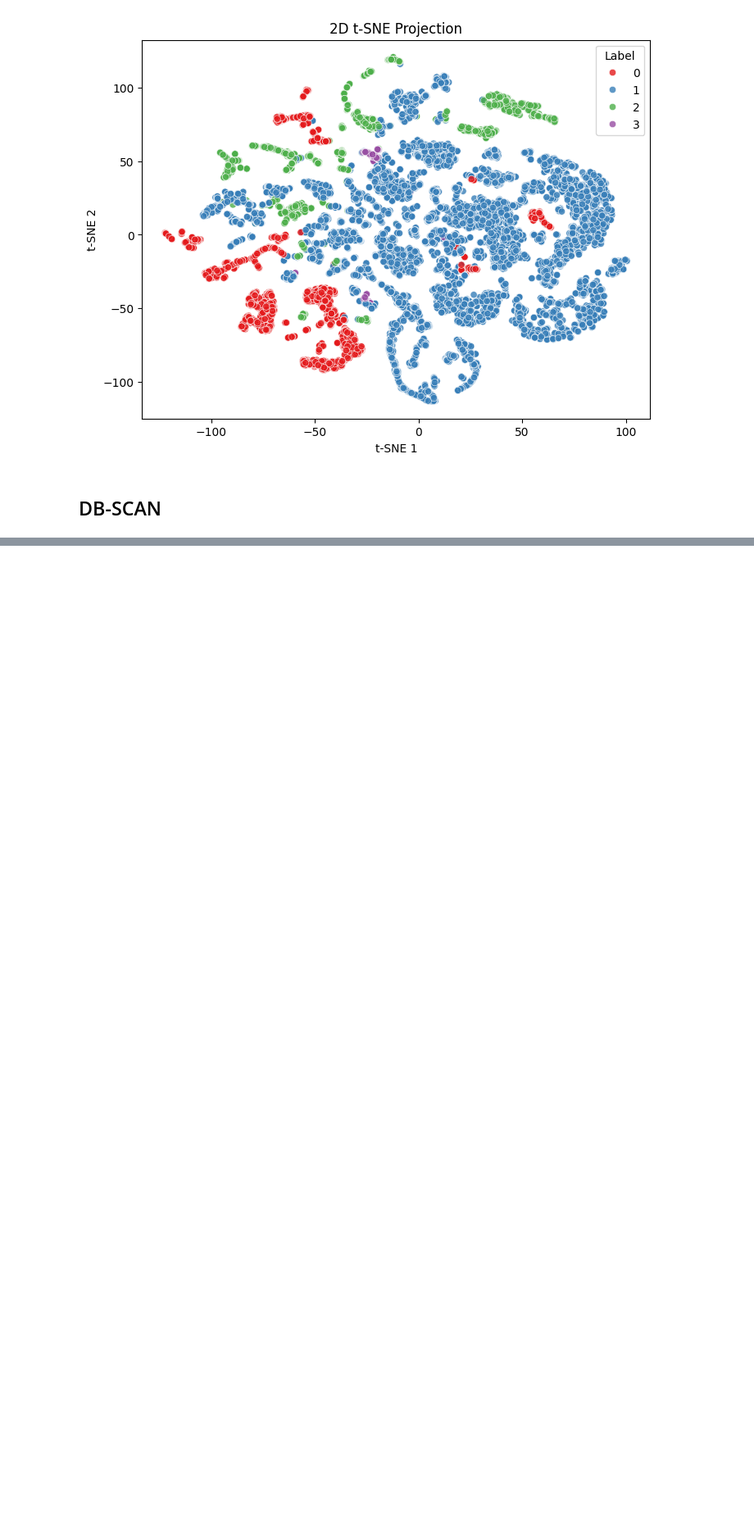
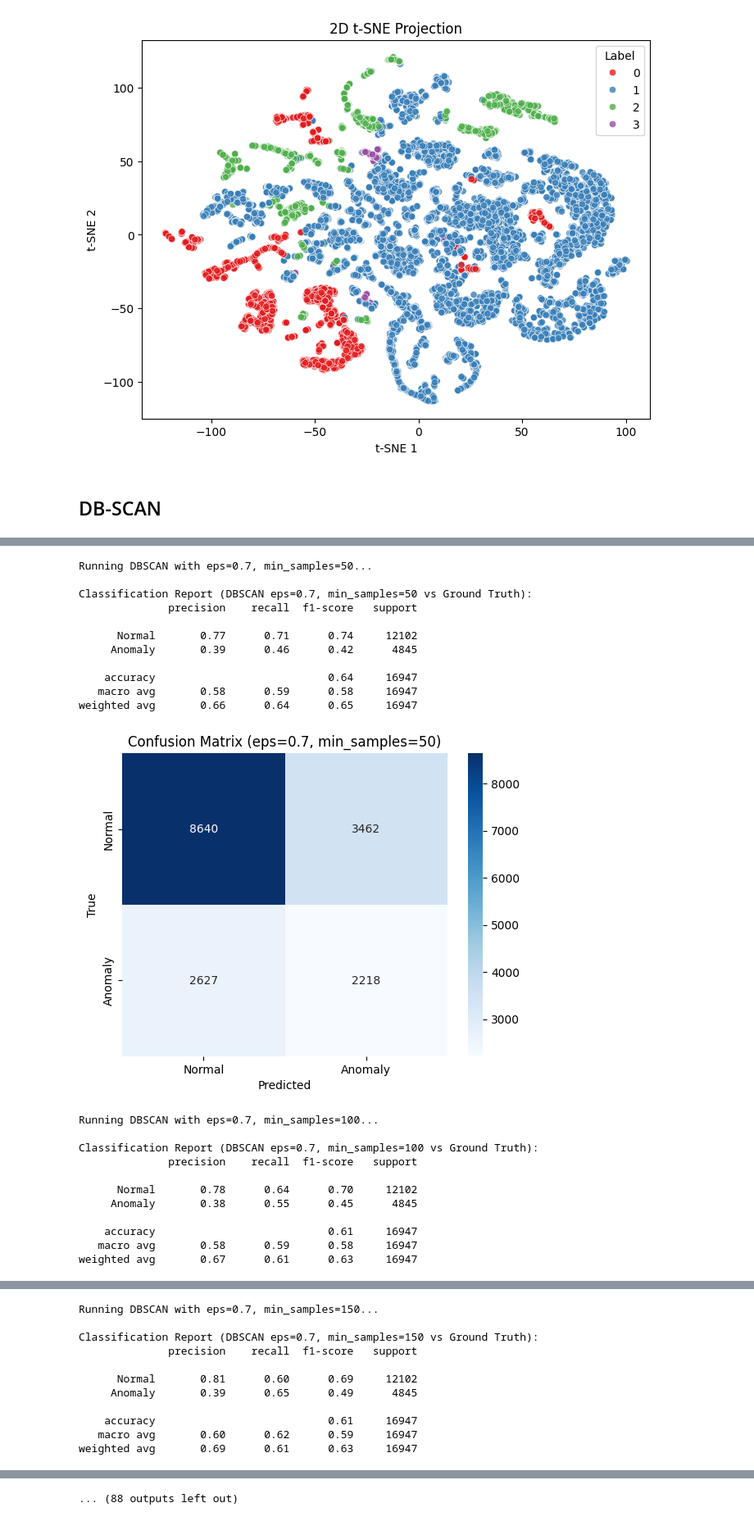
Before and after one commit to RenatoMignone/unsupervised-network-intrusion-detection, a Jupyter notebook: lab/notebooks/Task4.ipynb, the cells around one changed output, grey strips where cells are left out. Shown at 82% size. Saved outputs shown, nothing was run; the diff lists cells and outputs as text; code cells hidden in the pictures; blank space fills up the shorter version.

```diff
--- a/lab/notebooks/Task4.ipynb
+++ b/lab/notebooks/Task4.ipynb
@@ -456,0 +487,46 @@ plt.show()
+# %%
+eps_values = [0.7, 0.9, 1.0, 1.2, 1.4]
+min_samples_values = np.arange(50, 501, 50)
+
+for eps in eps_values:
+    for min_samples in min_samples_values:
+        print(f"\nRunning DBSCAN with eps={eps}, min_samples={min_samples}...")
+        # Use DBSCAN with the epsilon and min_points previosly defined
+        dbscan = DBSCAN(eps=eps, min_samples=min_samples)
+        dbscan_labels = dbscan.fit_predict(X_train)
+
+        y_pred_binary_dbscan = [1 if label == -1 else 0 for label in dbscan_labels]
+
+        print(f"\nClassification Report (DBSCAN eps={eps}, min_samples={min_samples} vs Ground Truth):")
+        print(classification_report(y_train, y_pred_binary_dbscan, target_names=["Normal", "Anomaly"]))
+
+        cm = confusion_matrix(y_train, y_pred_binary_dbscan)
+        sns.heatmap(cm, annot=True, fmt="d", cmap="Blues", xticklabels=["Normal", "Anomaly"], yticklabels=["Normal", "Anomaly"])
+        plt.title(f"Confusion Matrix (eps={eps}, min_samples={min_samples})")
+        plt.xlabel("Predicted")
+        plt.ylabel("True")
+        plt.show()
+# %% [output]
+Running DBSCAN with eps=0.7, min_samples=50...
+
+Classification Report (DBSCAN eps=0.7, min_samples=50 vs Ground Truth):
+              precision    recall  f1-score   support
+
+      Normal       0.77      0.71      0.74     12102
+     Anomaly       0.39      0.46      0.42      4845
+
+    accuracy                           0.64     16947
+   macro avg       0.58      0.59      0.58     16947
+weighted avg       0.66      0.64      0.65     16947
+[figure, added]
+Running DBSCAN with eps=0.7, min_samples=100...
+
+Classification Report (DBSCAN eps=0.7, min_samples=100 vs Ground Truth):
+              precision    recall  f1-score   support
+
+      Normal       0.78      0.64      0.70     12102
+     Anomaly       0.38      0.55      0.45      4845
+
+    accuracy                           0.61     16947
+   macro avg       0.58      0.59      0.58     16947
+weighted avg       0.67      0.61      0.63     16947
@@ -456,0 +534,11 @@ plt.show()
+Running DBSCAN with eps=0.7, min_samples=150...
+
+Classification Report (DBSCAN eps=0.7, min_samples=150 vs Ground Truth):
+              precision    recall  f1-score   support
+
+      Normal       0.81      0.60      0.69     12102
+     Anomaly       0.39      0.65      0.49      4845
+
+    accuracy                           0.61     16947
+   macro avg       0.60      0.62      0.59     16947
+weighted avg       0.69      0.61      0.63     16947
@@ -456,0 +582 @@ plt.show()
+... (88 outputs left out)
```
Also changed, not shown: parts of 8 cells of this notebook, 2 other files.
